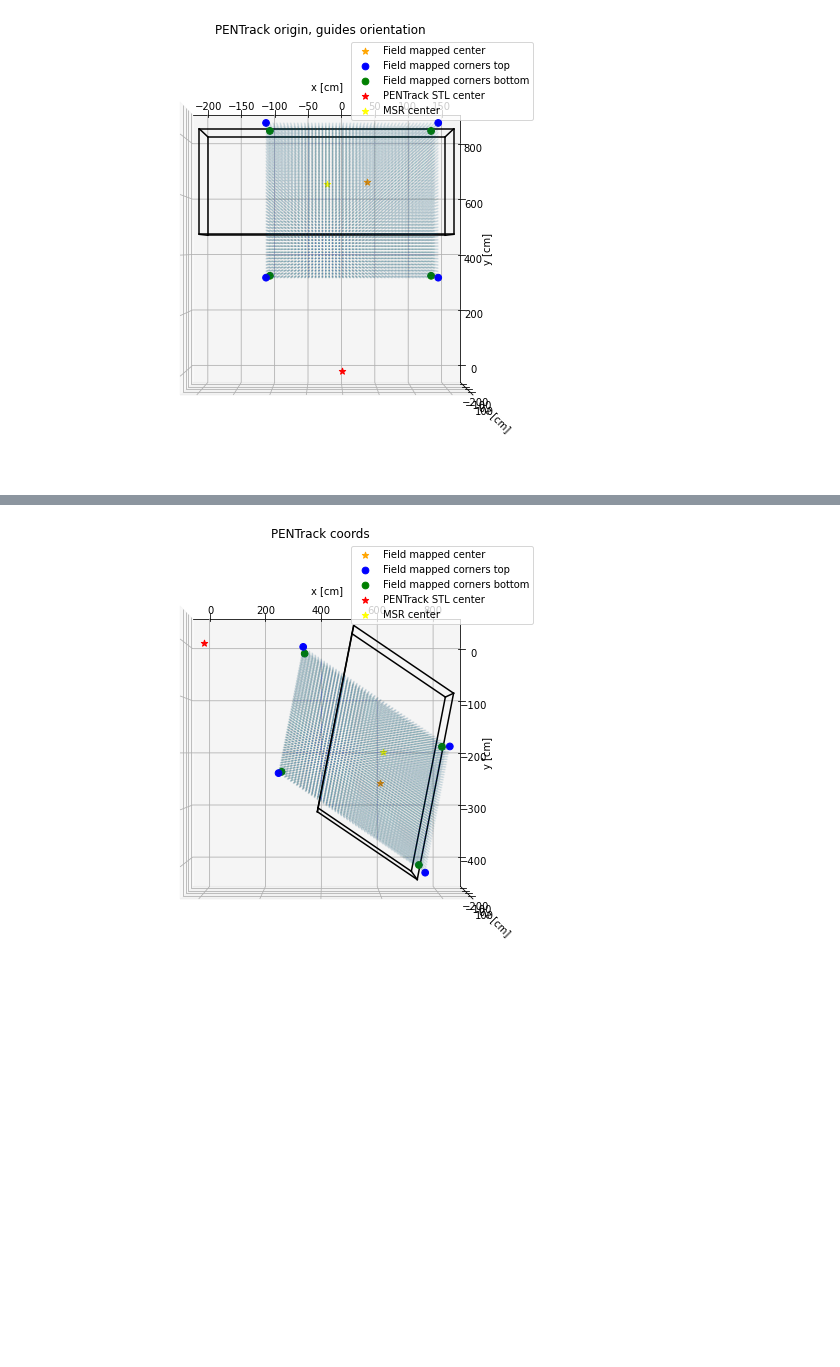
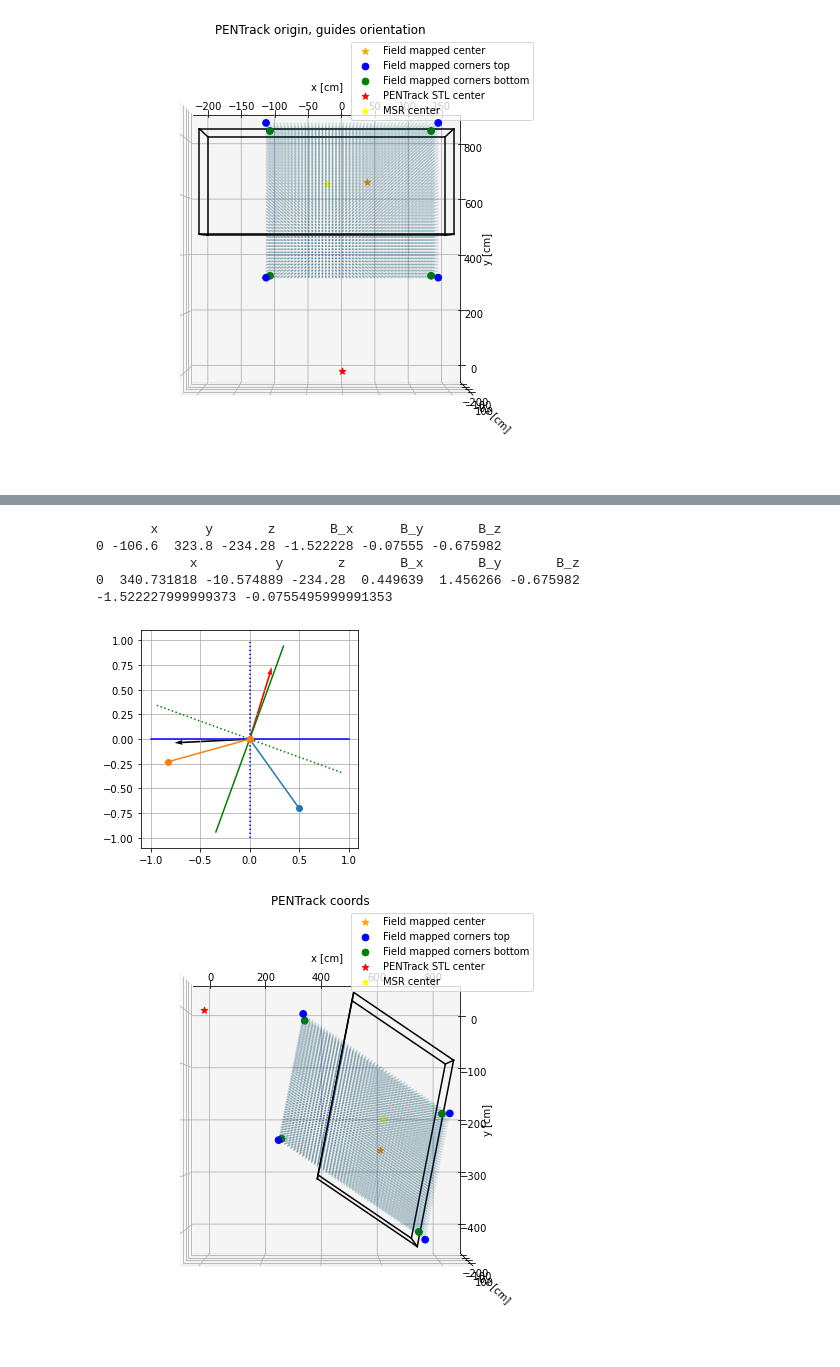
Before and after one commit to eklem1/MesonMagMapping, a Jupyter notebook: MagneticMappingPrevWork/MagMapping-export_TH/PositionCalibration.ipynb, the cells around one changed output, grey strips where cells are left out. Saved outputs shown, nothing was run; the diff lists cells and outputs as text; code cells hidden in the pictures; blank space fills up the shorter version.

```diff
--- a/MagneticMappingPrevWork/MagMapping-export_TH/PositionCalibration.ipynb
+++ b/MagneticMappingPrevWork/MagMapping-export_TH/PositionCalibration.ipynb
@@ -267,3 +260,52 @@ after rotation of -110 degrees
+# %%
+#trying to figure out if I've done the rotation properly
+d1 = data_PEN_notRot.iloc[:1]
+d2 = data_PEN.iloc[:1]
+
+print(d1)
+print(d2)
+
+xline = np.linspace(-1, 1)
+yline = np.linspace(-1, 1)
+
+# print(d1['B_x']**2 + d1['B_y']**2 )
+# print(d2['B_x']**2 + d2['B_y']**2 )
+
+print(d1['B_x'][0], d1['B_y'][0])
+
+# fig1, ax1 = plt.subplots()
+# Q1 = ax1.quiver(d1['x'],d1['y'],d1['B_x'], d1['B_y'])
+# Q2 = ax1.quiver(d2['x'],d2['y'],d2['B_x'], d2['B_y'])
+
+plt.plot(xline, 0*xline, c='b')
+plt.plot(yline*0, yline, c='b', ls=":")
+
+x1, y1 = rotate(np.array([xline,  0*xline]).T, degrees=rotationAngle).T
+plt.plot(x1, y1, c='g')
+x2, y2 = rotate(np.array([yline*0, yline]).T, degrees=rotationAngle).T
+plt.plot(x2, y2, c='g', ls=":")
+
+p1 = np.array([[0, 0.5], [0, -0.7]])
+plt.plot(p1[0], p1[1], marker="o")
+
+p2 = rotate(p1.T, degrees=rotationAngle).T
+plt.plot(p2[0], p2[1], marker="o")
+
+Q1 = plt.quiver(0,0, d1['B_x'], d1['B_y'], units='x', scale =2)
+Q2 = plt.quiver(0,0, d2['B_x'], d2['B_y'], units='x', scale =2, color='r')
+plt.grid()
+# plt.xlim(-0.)
+# plt.ylim()
+plt.gca().set_aspect("equal")
+
+plt.show()
+# %% [output]
+       x      y       z       B_x      B_y       B_z
+0 -106.6  323.8 -234.28 -1.522228 -0.07555 -0.675982
+            x          y       z       B_x       B_y       B_z
+0  340.731818 -10.574889 -234.28  0.449639  1.456266 -0.675982
+-1.522227999999373 -0.0755495999991353
+[figure, added]
 # %%
 fig = plt.figure(figsize=(8, 8))
 ax1 = fig.add_subplot(1, 1, 1, projection='3d')
```
Also changed, not shown: parts of 9 cells of this notebook.
